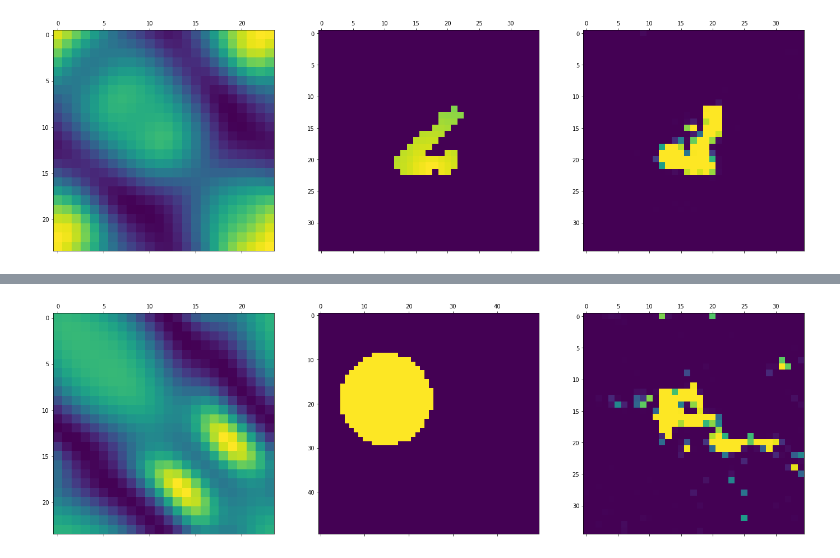
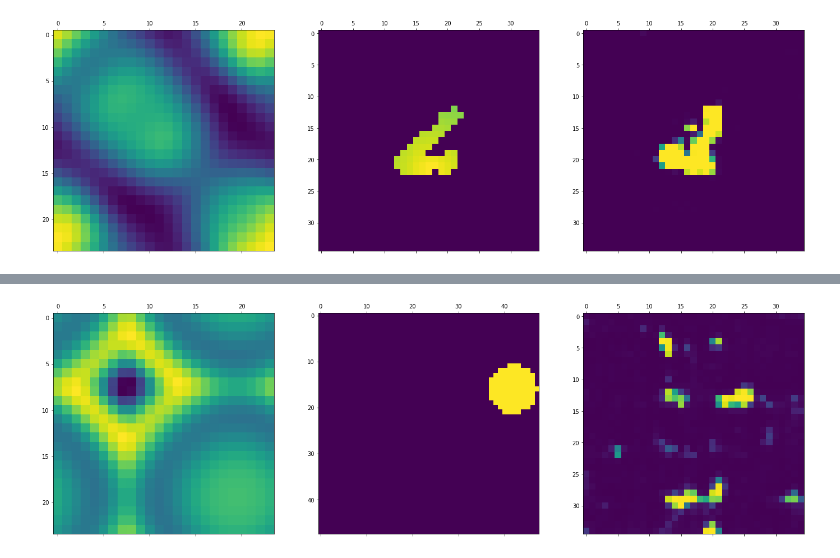
Before and after one commit to nguye82/microwave_imaging_project, a Jupyter notebook: UNET CNN.ipynb, the cells around one changed output, grey strips where cells are left out. Saved outputs shown, nothing was run; the diff lists cells and outputs as text; code cells hidden in the pictures.

Commit message:
include model for unet shape

```diff
--- a/UNET CNN.ipynb
+++ b/UNET CNN.ipynb
@@ -76,7 +72,7 @@ Read 520 samples
 from tensorflow.keras.models import Model
 from tensorflow.keras.layers import Conv2D, MaxPooling2D, Conv2DTranspose, BatchNormalization, Activation, Input, Concatenate, AveragePooling2D,Add, Cropping2D
 # %%
-def unet(input_shape):
+def unet_for_mnist(input_shape):
     inputs = Input(input_shape)
 
     conv1 = Conv2D(64, 3, padding='same')(inputs)
@@ -134,9 +130,6 @@ def unet(input_shape):
     conv5 = BatchNormalization()(conv5)
     conv5 = Activation('relu')(conv5)
 
-    # Up-sample to (35, 35, 1)
-    # conv5 = Conv2DTranspose(1, (3, 3), strides=(2, 2), padding='same')(conv4)
-
     output = Conv2D(1, 1, activation='sigmoid')(conv5)
 
     # Cropping to the desired size (35, 35)
@@ -146,16 +139,9 @@ def unet(input_shape):
 
     model = Model(inputs=inputs, outputs=cropped_output)
 
-    # skip3 = Add()([inputs, conv5])
-
-    #     # Average pooling
-    # output = AveragePooling2D(pool_size=(1, 1))(skip3)
-
-    # model = Model(inputs=inputs, outputs=conv5)
-
     return model
 # %%
 inputMNIST_shape = fieldMNIST_train.shape[1:]
-model_unet = unet(inputMNIST_shape)
-model_unet.summary()
+model_mnist = unet_for_mnist(inputMNIST_shape)
+model_mnist.summary()
 # %% [output]
@@ -205,8 +191,16 @@ earlyStop = EarlyStopping(monitor='loss',patience=3)
 #                      callbacks = [lr_callback, EarlyStopping(monitor='loss',patience=3)])#stop when seeing no loss change in 3 consecutive epochs
 # %%
 optimizer = tf.keras.optimizers.Adam(learning_rate=init_lr)
-model_unet.compile(optimizer = optimizer, loss = 'mean_squared_error', metrics = 'accuracy')
-model_unet.fit(x = fieldMNIST_train, y = targetMNIST_train, validation_data=(fieldMNIST_val, targetMNIST_val), batch_size = 20, epochs = total_epoch,
-               callbacks = [EarlyStopping(monitor='loss',patience=5)])
+
+checkpoint = tf.keras.callbacks.ModelCheckpoint("./model_weights/",
+                    monitor="loss", mode="min",
+                    save_best_only=True, verbose=1)
+
+earlyStop = EarlyStopping(monitor='loss',patience=5)
+
+
+model_mnist.compile(optimizer = optimizer, loss = 'mean_squared_error', metrics = 'accuracy')
+model_mnist.fit(x = fieldMNIST_train, y = targetMNIST_train, validation_data=(fieldMNIST_val, targetMNIST_val), batch_size = 20, epochs = total_epoch,
+               callbacks = [earlyStop])
 # %% [output]
 Epoch 1/200
@@ -282,5 +275,5 @@ plt.show()
 # %% [output]
 [figure]
 # %%
-pred2 = model_unet.predict(field_test)
+pred2 = model_mnist.predict(fieldCirc_test)
 # %% [output]
@@ -288,10 +281,10 @@ pred2 = model_unet.predict(field_test)
 # %%
 fig, axs = plt.subplots(1, 3, figsize=(24, 24))
 
-axs[0].matshow(field_test[1])
-axs[1].matshow(target_test[1])
+axs[0].matshow(fieldCirc_test[1])
+axs[1].matshow(targetCirc_test[1])
 axs[2].matshow(pred2[1])
 
 plt.show()
 # %% [output]
-[figure, old version]
+[figure, new version]
```
Also changed, not shown: parts of 25 cells of this notebook.
